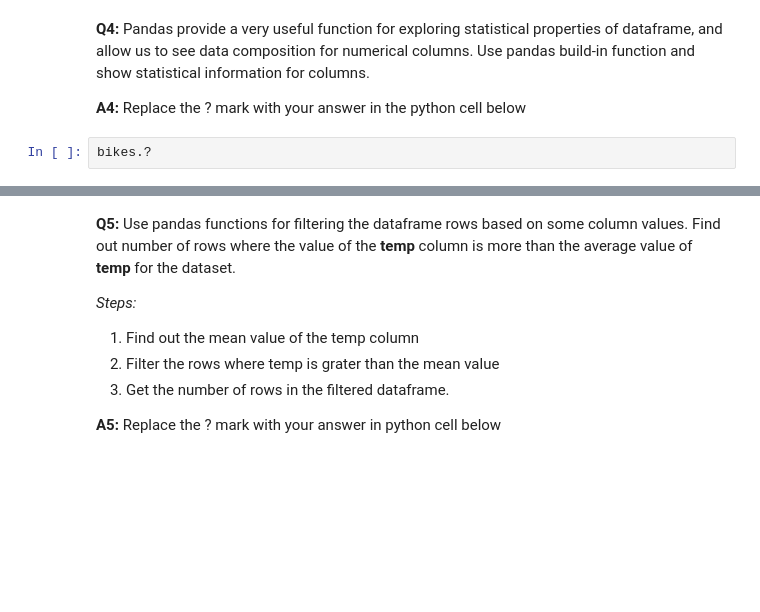
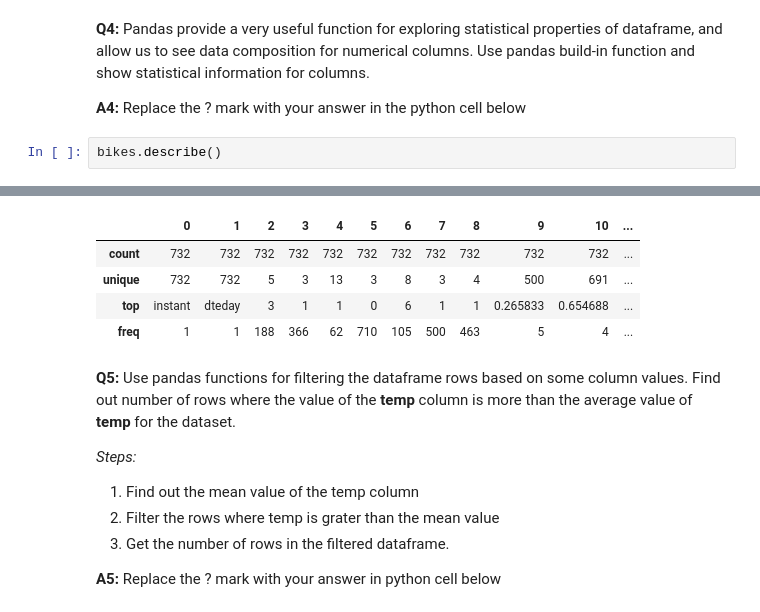
Before and after one commit to P-wig/ML-HW, a Jupyter notebook: ECpracticeSubmission.ipynb, the cells around one changed output, grey strips where cells are left out. Cells and saved outputs as stored; diff of their text form; blank space fills up the shorter version.

```diff
--- a/ECpracticeSubmission.ipynb
+++ b/ECpracticeSubmission.ipynb
@@ -74,5 +93,5 @@ SyntaxError: invalid syntax (Temp/ipykernel_17456/172965556.py, line 1)
 
 **A4:** Replace the ? mark with your answer in the python cell below
 # %%
-bikes.?
+bikes.describe()
 # %% [output]
@@ -80,3 +98,8 @@ SyntaxError: invalid syntax (Temp/ipykernel_17456/172965556.py, line 1)
+|  | 0 | 1 | 2 | 3 | 4 | 5 | 6 | 7 | 8 | 9 | 10 | ... |
+| count | 732 | 732 | 732 | 732 | 732 | 732 | 732 | 732 | 732 | 732 | 732 | ... |
+| unique | 732 | 732 | 5 | 3 | 13 | 3 | 8 | 3 | 4 | 500 | 691 | ... |
+| top | instant | dteday | 3 | 1 | 1 | 0 | 6 | 1 | 1 | 0.265833 | 0.654688 | ... |
+| freq | 1 | 1 | 188 | 366 | 62 | 710 | 105 | 500 | 463 | 5 | 4 | ... |
 # %% [markdown]
 **Q5:** Use pandas functions for filtering the dataframe rows based on some column values. Find out number of rows where the value of the **temp** column is more than the average value of **temp** for the dataset.
 
```
Also changed, not shown: parts of 11 cells of this notebook.
